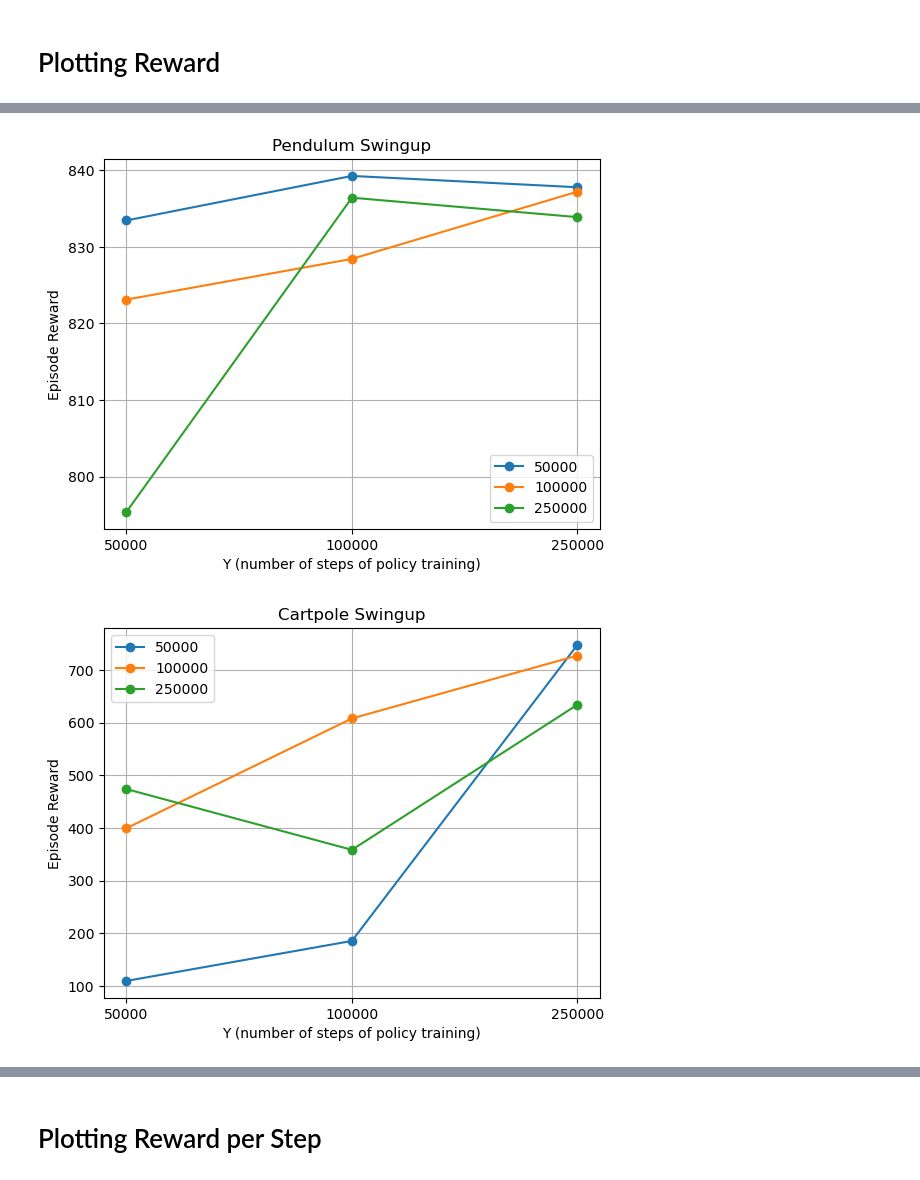
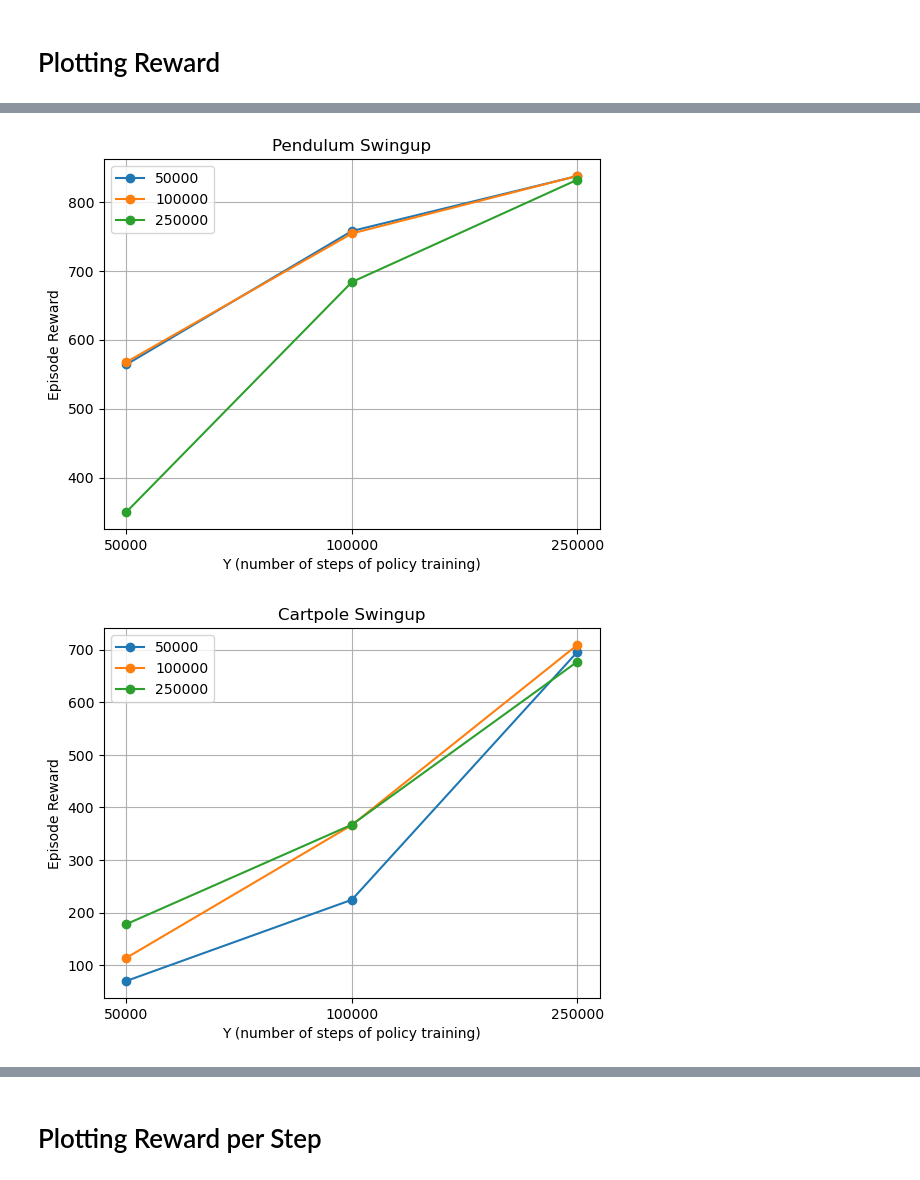
Before and after one commit to imgeorgiev/FoRL-WM, a Jupyter notebook: results/policy_extraction_study.ipynb, the cells around one changed output, grey strips where cells are left out. Drawn from its saved outputs; the diff is of its cells as text; code cells hidden in the pictures.

```diff
--- a/results/policy_extraction_study.ipynb
+++ b/results/policy_extraction_study.ipynb
@@ -5,6 +5,7 @@ import matplotlib.pyplot as plt
 import pandas as pd
 # %%
 # read the csv file
+hopper_stand_df = pd.read_csv("data/tdmpc2_hopper-stand_policy_extraction_study.csv")
 hopper_hop_df = pd.read_csv("data/tdmpc2_hopper-hop_policy_extraction_study.csv")
 pendulum_swingup_df = pd.read_csv("data/tdmpc2_pendulum-swingup_policy_extraction_study.csv")
 cartpole_swingup_df = pd.read_csv("data/tdmpc2_cartpole-swingup_policy_extraction_study.csv")
@@ -32,7 +33,7 @@ def plot_reward(df, title):
         df1 = df1.mean(axis=1)
 
         # time weighted ema smoothing of 0.95
-        # df1 = df1.ewm(alpha=0.05).mean()
+        df1 = df1.ewm(alpha=0.05).mean()
 
         # remove nan values
         df1 = df1.dropna()
@@ -62,4 +63,5 @@ plot_reward(hopper_hop_df, "Hopper Hop")
 plot_reward(pendulum_swingup_df, "Pendulum Swingup")
 plot_reward(cartpole_swingup_df, "Cartpole Swingup")
 plot_reward(walker_run_df, "Walker Run")
+plot_reward(hopper_stand_df, "Hopper Stand")
 # %% [output]
@@ -67,2 +69,2 @@ plot_reward(walker_run_df, "Walker Run")
-[figure, old version]
+[figure, new version]
-[figure, old version]
+[figure, new version]
```
Also changed, not shown: parts of 2 cells of this notebook.
